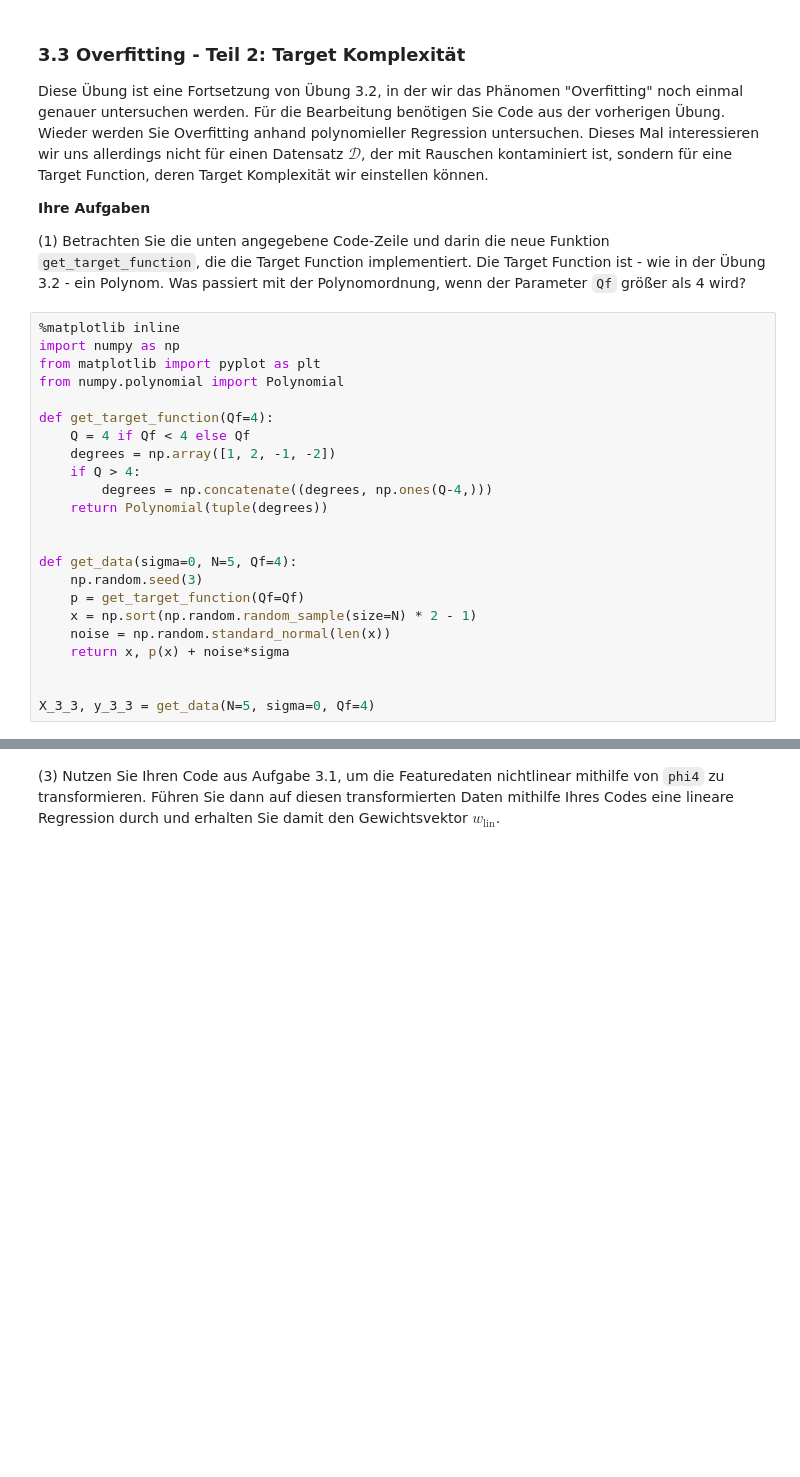
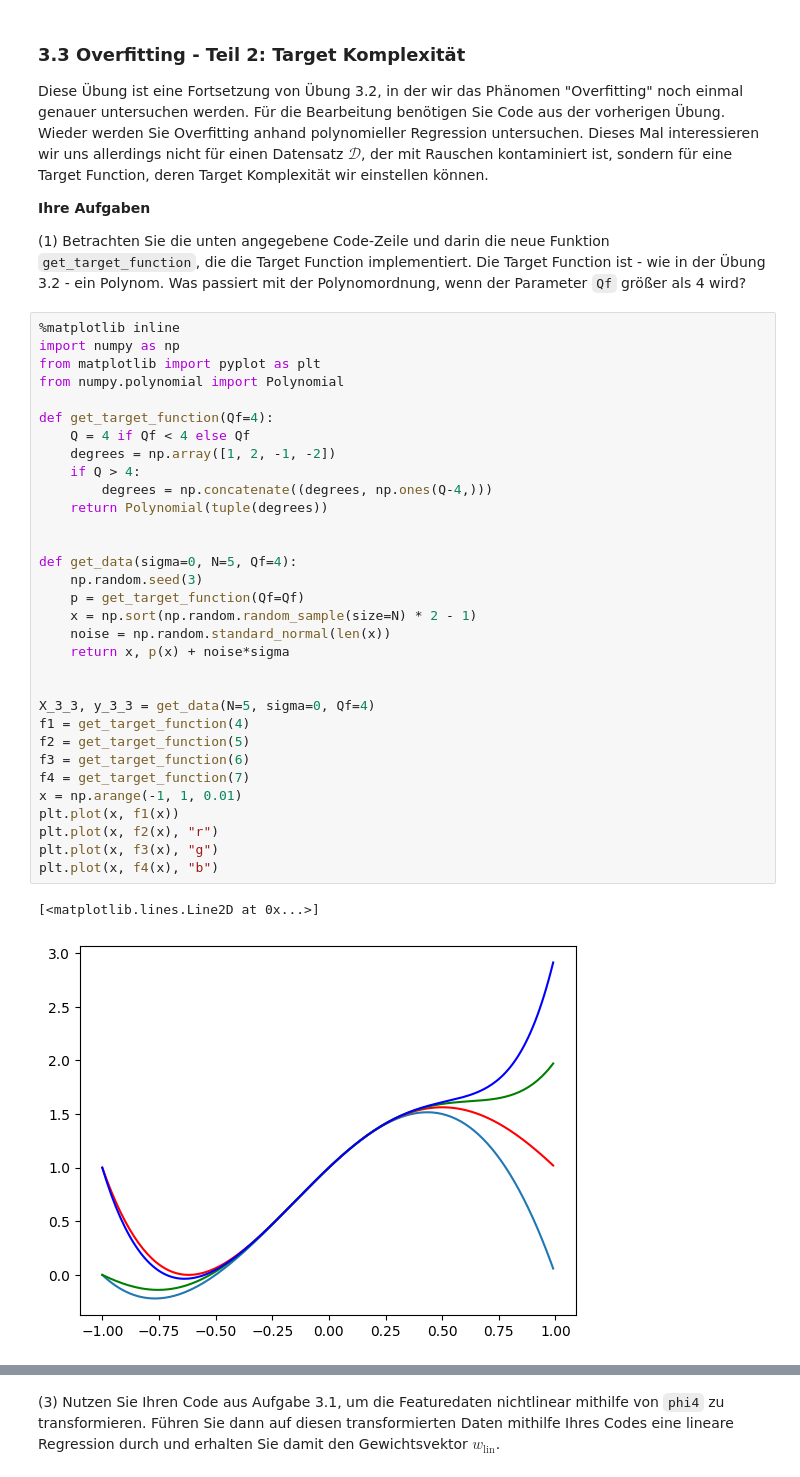
Before and after one commit to Emanuel162/MachineLearning, a Jupyter notebook: UebungenML/SJMN-3.ipynb, the cells around one changed output, grey strips where cells are left out. Saved outputs shown, nothing was run; the diff lists cells and outputs as text; blank space fills up the shorter version.

```diff
--- a/UebungenML/SJMN-3.ipynb
+++ b/UebungenML/SJMN-3.ipynb
@@ -204,23 +208,35 @@ Diese Übung ist eine Fortsetzung von Übung 3.2, in der wir das Phänomen "Over
 # %%
 %matplotlib inline
 import numpy as np
 from matplotlib import pyplot as plt
 from numpy.polynomial import Polynomial
 
 def get_target_function(Qf=4):
     Q = 4 if Qf < 4 else Qf
     degrees = np.array([1, 2, -1, -2])
     if Q > 4:
         degrees = np.concatenate((degrees, np.ones(Q-4,)))
     return Polynomial(tuple(degrees))
 
 
 def get_data(sigma=0, N=5, Qf=4):
     np.random.seed(3)
     p = get_target_function(Qf=Qf)
     x = np.sort(np.random.random_sample(size=N) * 2 - 1)
     noise = np.random.standard_normal(len(x))
     return x, p(x) + noise*sigma
 
 
 X_3_3, y_3_3 = get_data(N=5, sigma=0, Qf=4)
+f1 = get_target_function(4)
+f2 = get_target_function(5)
+f3 = get_target_function(6)
+f4 = get_target_function(7)
+x = np.arange(-1, 1, 0.01)
+plt.plot(x, f1(x))
+plt.plot(x, f2(x), "r")
+plt.plot(x, f3(x), "g")
+plt.plot(x, f4(x), "b")
+# %% [output]
+[<matplotlib.lines.Line2D at 0x...>]
+[figure, added]
```
Also changed, not shown: parts of 12 cells of this notebook, 1 other file.
